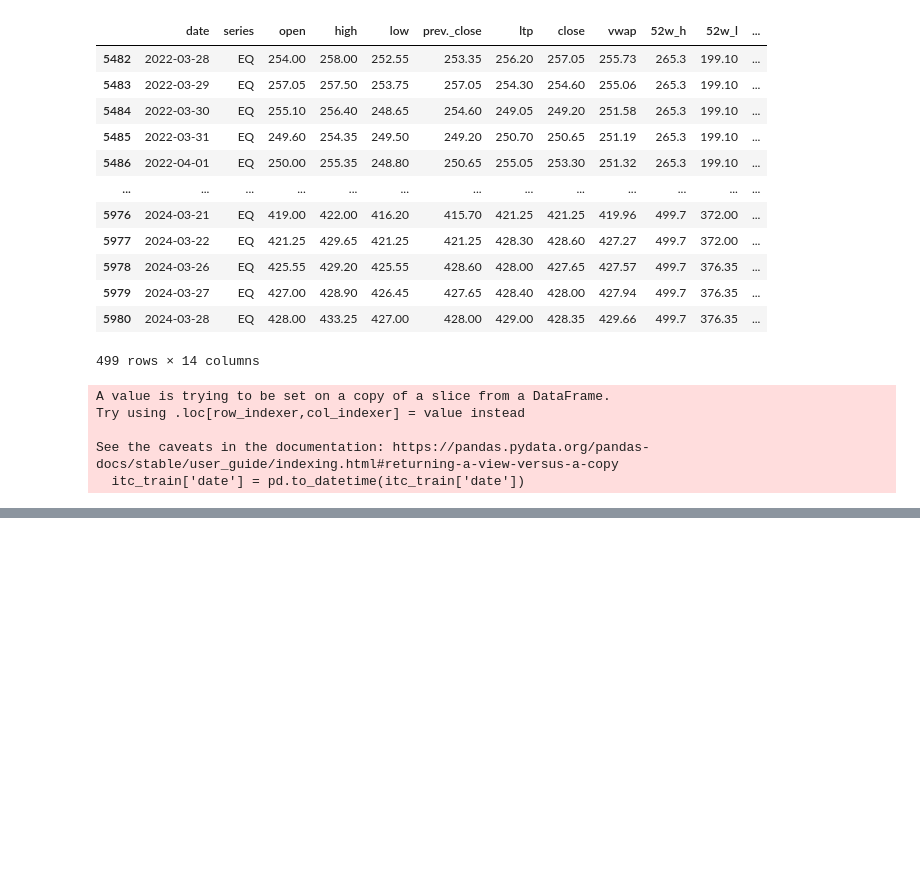
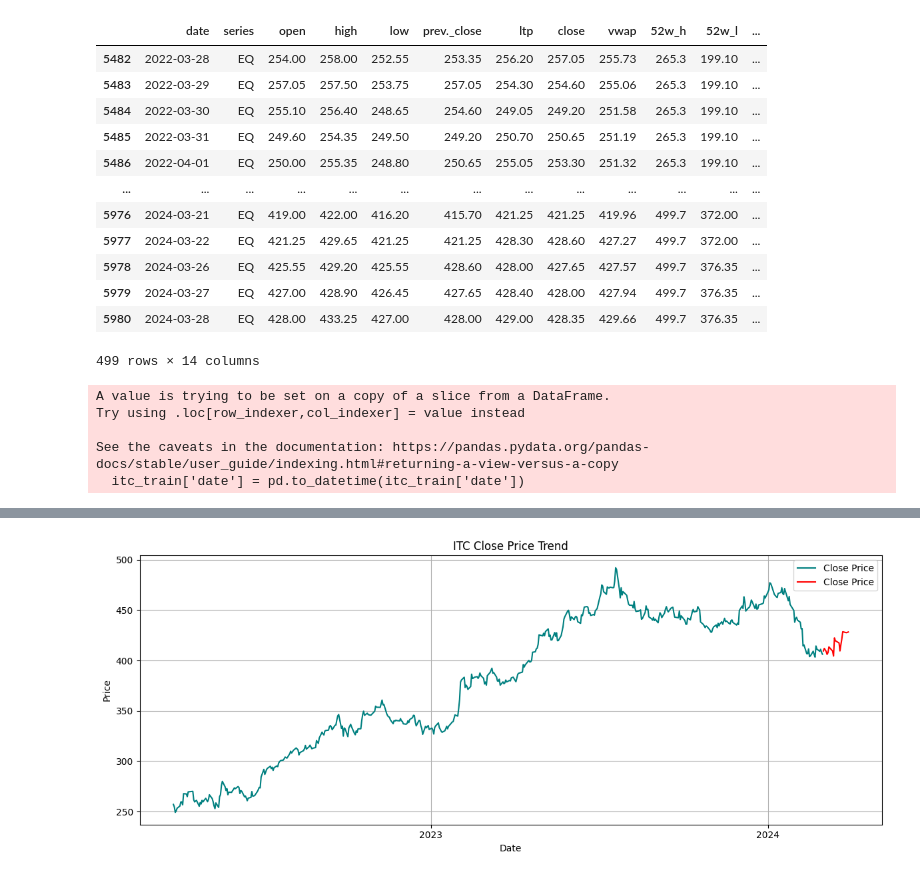
Before and after one commit to Vrunda-Kulkarni/Stock_Price_Prediction, a Jupyter notebook: 02_statsforecast.ipynb, the cells around one changed output, grey strips where cells are left out. Saved outputs shown, nothing was run; the diff lists cells and outputs as text; code cells hidden in the pictures; blank space fills up the shorter version.

Commit message:
validation split added

```diff
--- a/02_statsforecast.ipynb
+++ b/02_statsforecast.ipynb
@@ -45,7 +45,9 @@ itc_filtered
 | 5980 | 2024-03-28 | EQ | 428.00 | 433.25 | 427.00 | 428.00 | 429.00 | 428.35 | 429.66 | 499.7 | 376.35 | ... |
 499 rows × 14 columns
 # %%
-itc_train = itc_filtered[itc_filtered['date']<'2024-03-01']
+train_val_date_split = '2024-03-01'
+
+itc_train = itc_filtered[itc_filtered['date']<train_val_date_split]
 itc_train
 
 itc_train['date'] = pd.to_datetime(itc_train['date'])
@@ -78,0 +60,4 @@ plt.show()
+# %%
+itc_val = itc_filtered[itc_filtered['date']>=train_val_date_split]
+itc_val['date'] = pd.to_datetime(itc_val['date'])
+itc_val
@@ -78,0 +87,22 @@ plt.show()
+# %%
+import matplotlib.dates as mdates
+
+
+# Plot
+plt.figure(figsize=(12, 5))
+plt.plot(itc_train['date'], itc_train['close'], label=f'{'close'.title()} Price', color='teal')
+plt.plot(itc_val['date'],itc_val['close'],label=f'{'close'.title()} Price', color='red')
+
+# Format x-axis to show years only
+plt.gca().xaxis.set_major_locator(mdates.YearLocator())           # Tick every year
+plt.gca().xaxis.set_major_formatter(mdates.DateFormatter('%Y'))
+
+plt.title(f'ITC {'close'.title()} Price Trend')
+plt.xlabel('Date')
+plt.ylabel('Price')
+plt.grid(True)
+plt.legend()
+plt.tight_layout()
+plt.show()
+# %% [output]
+[figure, added]
```
Also changed, not shown: parts of 2 cells of this notebook.
